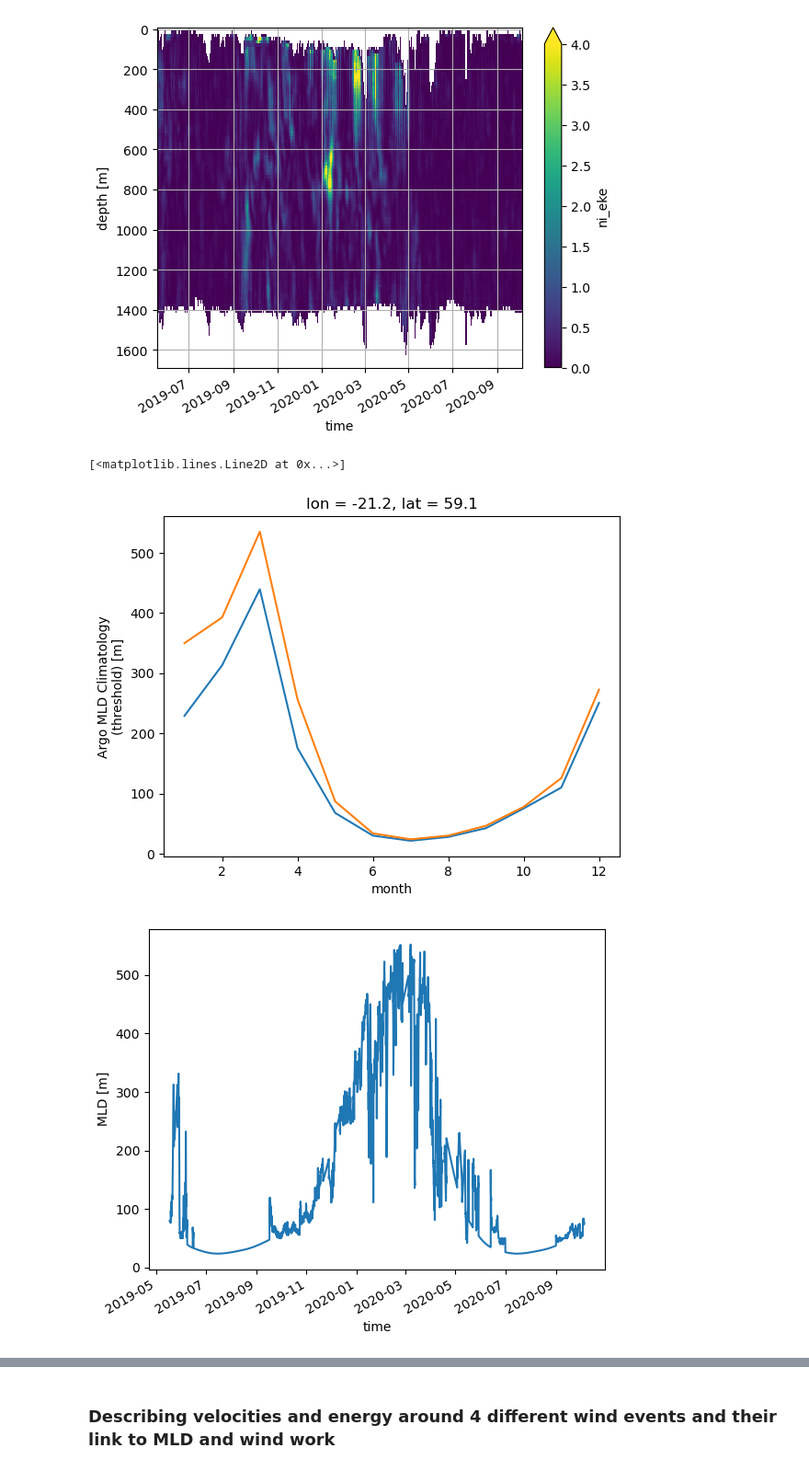
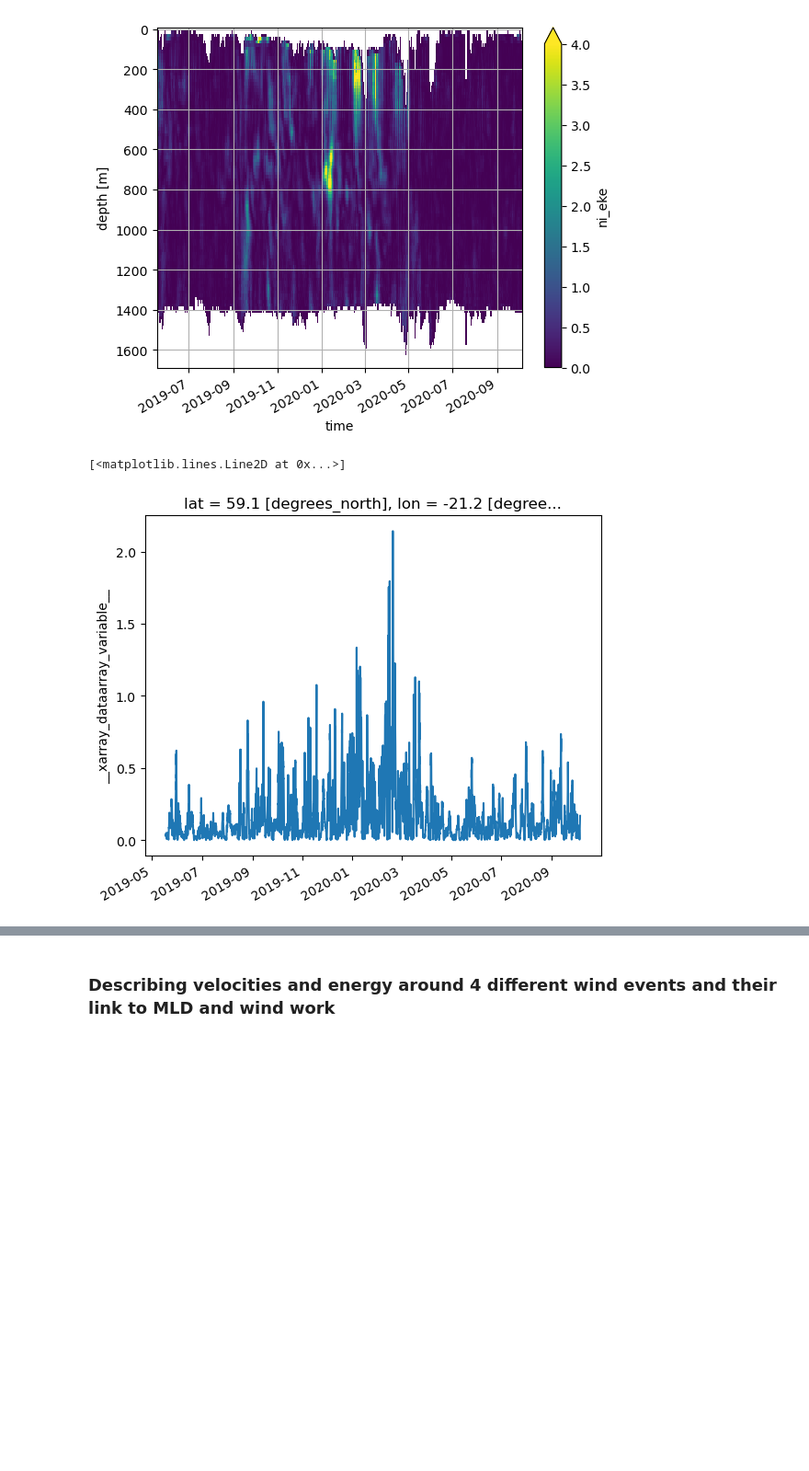
Before and after one commit to zcasparco/NIW, a Jupyter notebook: Data_overview/Zoom_wind_event.ipynb, the cells around one changed output, grey strips where cells are left out. Shown at 92% size. Cells and saved outputs as stored; diff of their text form; code cells hidden in the pictures; blank space fills up the shorter version.

```diff
--- a/Data_overview/Zoom_wind_event.ipynb
+++ b/Data_overview/Zoom_wind_event.ipynb
@@ -16,6 +17,7 @@ root_dir = '/Users/zcasparcohen/codes/NIW/'
 # %%
 mooring=1
 wind_work = xr.open_dataset(root_dir+'data/wind_work/ni_wind_work_niskine_m1.nc')
+wind_stress = xr.open_dataset(root_dir+'data/wind_work/wind_stress_niskine_m1.nc')
 gridded = xr.open_dataset(root_dir+'data/gridded/M%s_gridded_simple_merge_gaps_filled.nc'%mooring)
 filtered = xr.open_dataset('/Users/zcasparcohen/Documents/NISKINE/data/filtered_convolve.nc')
 #wind_work = xr.open_mfdataset(conf.data.wind_work,parallel=True)
@@ -83,12 +84,8 @@ mld = mld_da.sel(lon=lon,lat=lat,method='nearest')
 # %%
 mld_m1 = xr.open_dataarray(conf.data.ml.mld)
 mld_m1_argo = xr.open_dataset(conf.data.ml.mld_argo).interp(lon=lon,lat=lat)
-# %%
-mld_m1_argo.da_m1.plot()
-mld_m1_argo.dt_m1.plot()
-plt.figure()
-mld_m1.plot()
-# %% [output]
-[<matplotlib.lines.Line2D at 0x...>]
-[figure, removed]
-[figure, removed]
+# %%
+wind_stress.__xarray_dataarray_variable__.plot()
+# %% [output]
+[<matplotlib.lines.Line2D at 0x...>]
+[figure, added]
```
Also changed, not shown: parts of 5 cells of this notebook, 3 other files.
